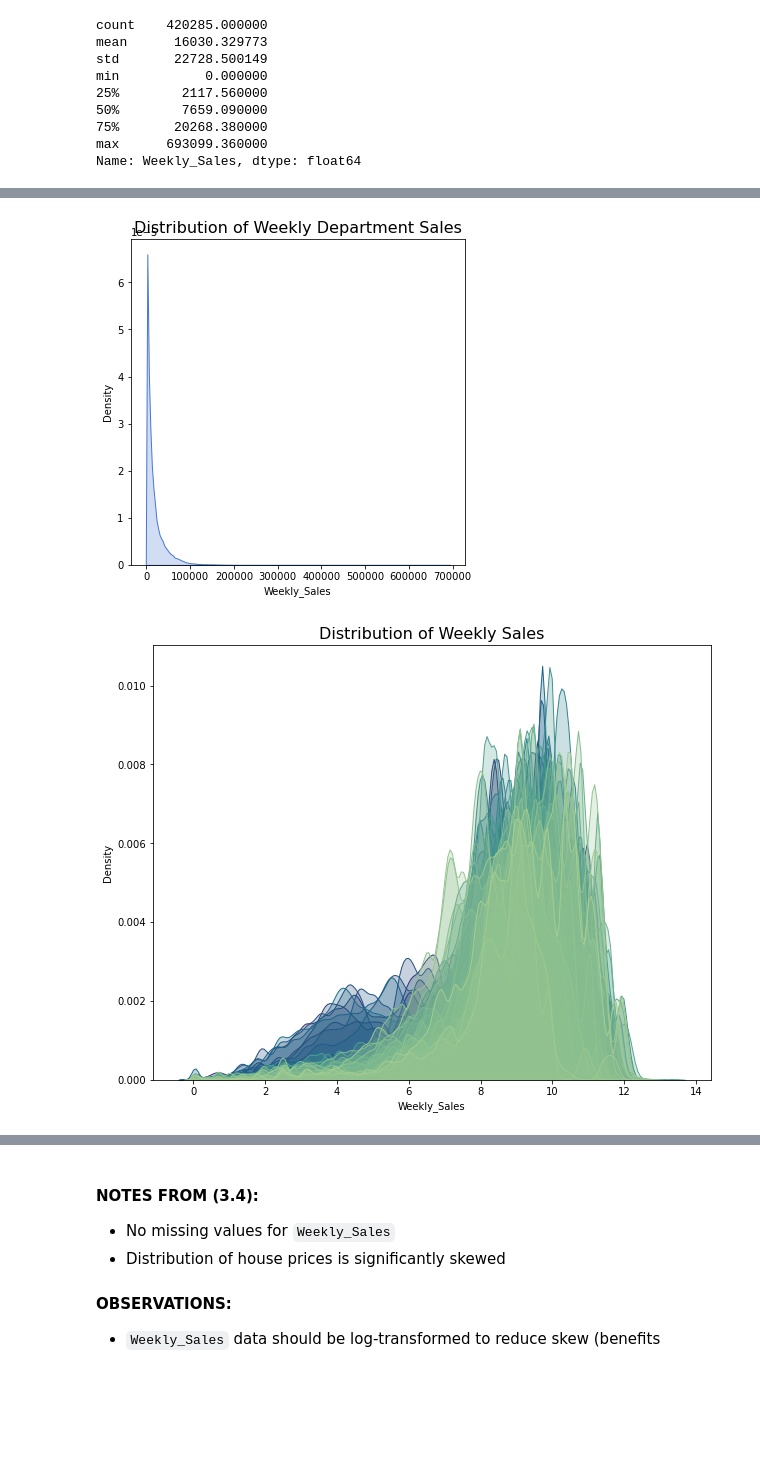
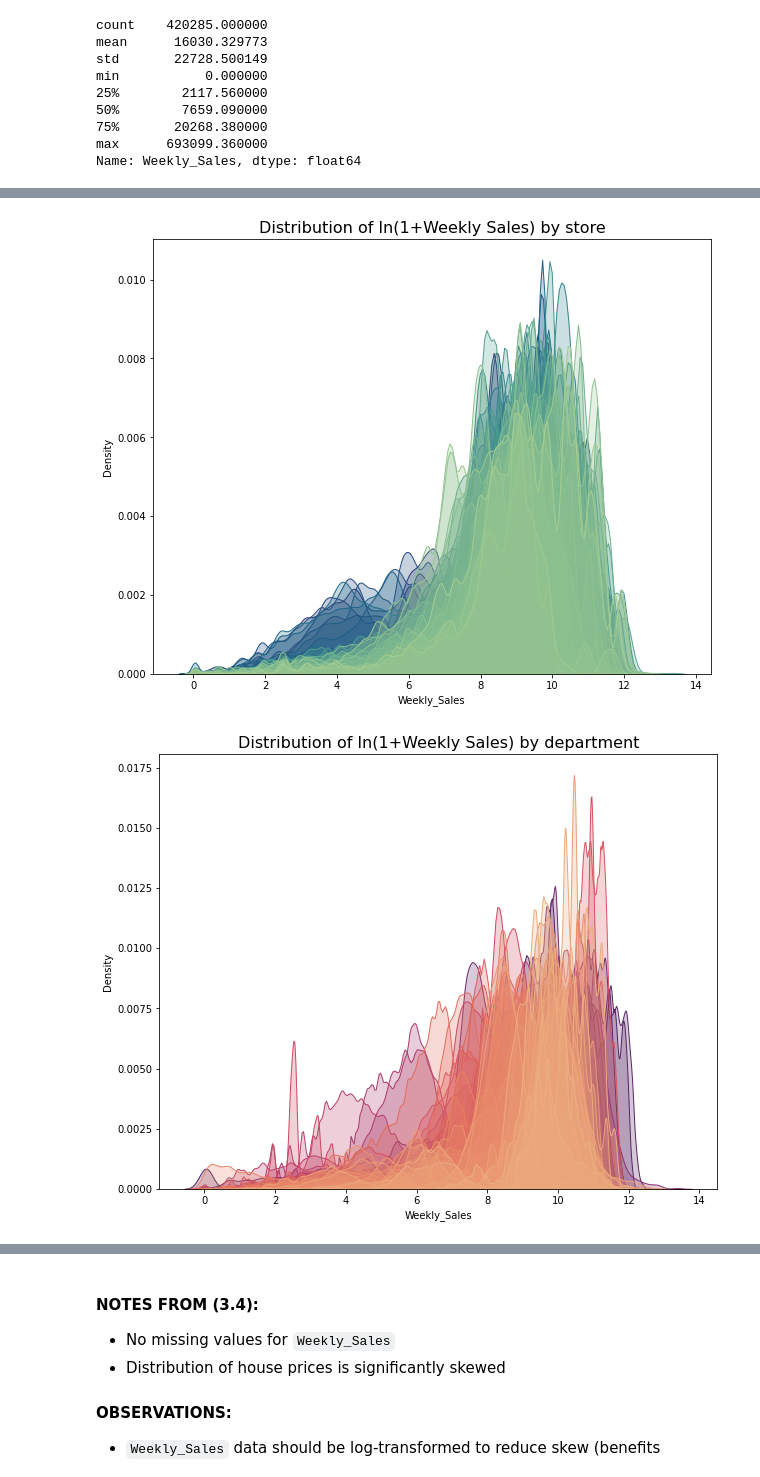
Before and after one commit to patohdzs/datadventures, a Jupyter notebook: walmart-sales/walmart-sales-prediction.ipynb, the cells around one changed output, grey strips where cells are left out. Saved outputs shown, nothing was run; the diff lists cells and outputs as text; code cells hidden in the pictures; blank space fills up the shorter version.

```diff
--- a/walmart-sales/walmart-sales-prediction.ipynb
+++ b/walmart-sales/walmart-sales-prediction.ipynb
@@ -189,20 +199,24 @@ Name: Weekly_Sales, dtype: float64
 # %%
-# Plotting weekly depratmental sales distribution
-fig, axs = plt.subplots(figsize=(6, 6))
-sns.kdeplot(data['Weekly_Sales'], color=standard_palette[0], fill=True, bw_adjust=.3, ax=axs)
-plt.title('Distribution of Weekly Department Sales', size=16)
+# Plotting log weekly departmental sales by store distributions
+f, axs = plt.subplots(figsize=(10, 8))
+sns.kdeplot(np.log1p(data['Weekly_Sales']),
+            hue=data['Store'],
+            palette='crest',
+            fill=True, bw_adjust=.3, ax=axs)
+plt.title('Distribution of ln(1+Weekly Sales) by store', size=16)
+plt.legend([],[], frameon=False)
 plt.show()
 # %% [output]
-[figure, old version]
+[figure, new version]
 # %%
-# Plotting weekly departmental sales by store distributions
+# Plotting log weekly departmental sales by store distributions
 f, axs = plt.subplots(figsize=(10, 8))
 sns.kdeplot(np.log1p(data['Weekly_Sales']),
-            hue=data['Store'],
-            palette='crest',
+            hue=data['Dept'],
+            palette='flare',
             fill=True, bw_adjust=.3, ax=axs)
-plt.title('Distribution of Weekly Sales', size=16)
+plt.title('Distribution of ln(1+Weekly Sales) by department', size=16)
 plt.legend([],[], frameon=False)
 plt.show()
 # %% [output]
-[figure, old version]
+[figure, new version]
```
Also changed, not shown: parts of 2 cells of this notebook.
